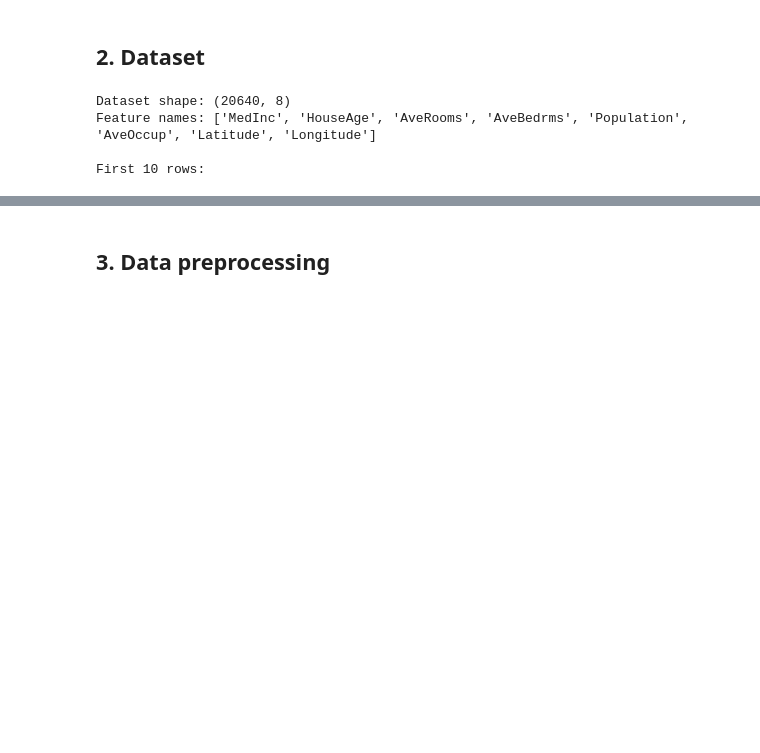
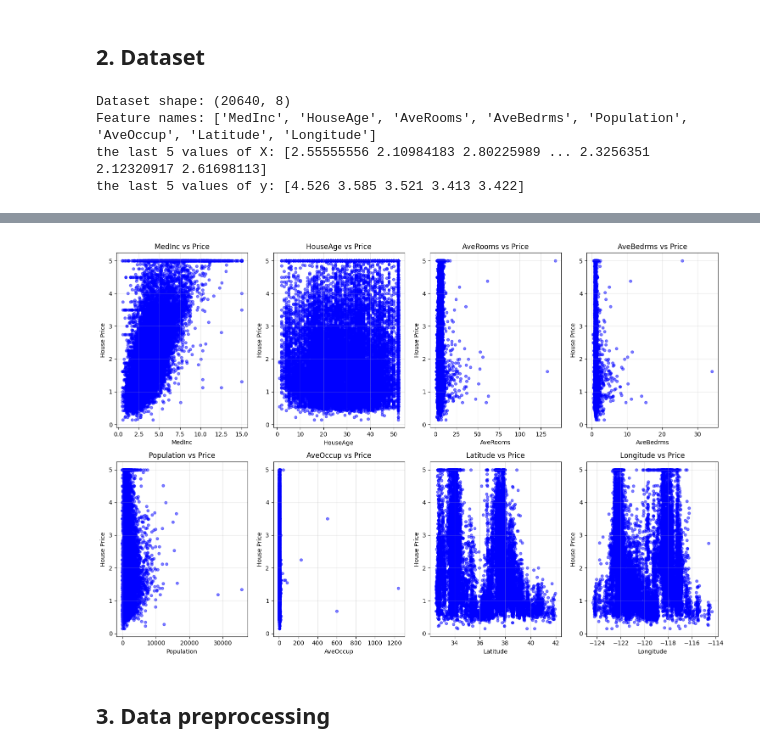
Before and after one commit to nando0307/machine-learning, a Jupyter notebook: PythonProject/linear regression.ipynb, the cells around one changed output, grey strips where cells are left out. Drawn from its saved outputs; the diff is of its cells as text; code cells hidden in the pictures; blank space fills up the shorter version.

Commit message:
data process + sklearn linear regression

```diff
--- a/PythonProject/linear regression.ipynb
+++ b/PythonProject/linear regression.ipynb
@@ -30,14 +30,23 @@ X, y = housing.data, housing.target
 feature_names = housing.feature_names
 print("Dataset shape:", X.shape)
 print("Feature names:", feature_names)
+print("the last 5 values of X:", X[:,5])
+print("the last 5 values of y:", y[:5])
 
-df = pd.DataFrame(X, columns=feature_names)
-df['MedHouseVal'] = y
+plt.figure(figsize=(15, 10))
 
-print("\nFirst 10 rows:")
-df.head(10)
+for idx, feature_name in enumerate(feature_names):
+    plt.subplot(2, 4, idx + 1)  # CHANGED: Use idx + 1 for different positions
+    plt.scatter(X[:, idx], y, alpha=0.5, s=20, color='blue')
+    plt.xlabel(feature_name)
+    plt.ylabel('House Price')
+    plt.title(f'{feature_name} vs Price')
+    plt.grid(True, alpha=0.3)
+
+plt.tight_layout()  # ADD THIS to prevent overlapping
+plt.show()
 # %% [output]
 Dataset shape: (20640, 8)
 Feature names: ['MedInc', 'HouseAge', 'AveRooms', 'AveBedrms', 'Population', 'AveOccup', 'Latitude', 'Longitude']
-
-First 10 rows:
+the last 5 values of X: [2.55555556 2.10984183 2.80225989 ... 2.3256351  2.12320917 2.61698113]
+the last 5 values of y: [4.526 3.585 3.521 3.413 3.422]
@@ -55,3 +53,4 @@ First 10 rows:
+[figure, added]
 # %% [markdown]
 <a name="1"></a>
 ## 3. Data preprocessing
```
Also changed, not shown: parts of 1 cell of this notebook.
